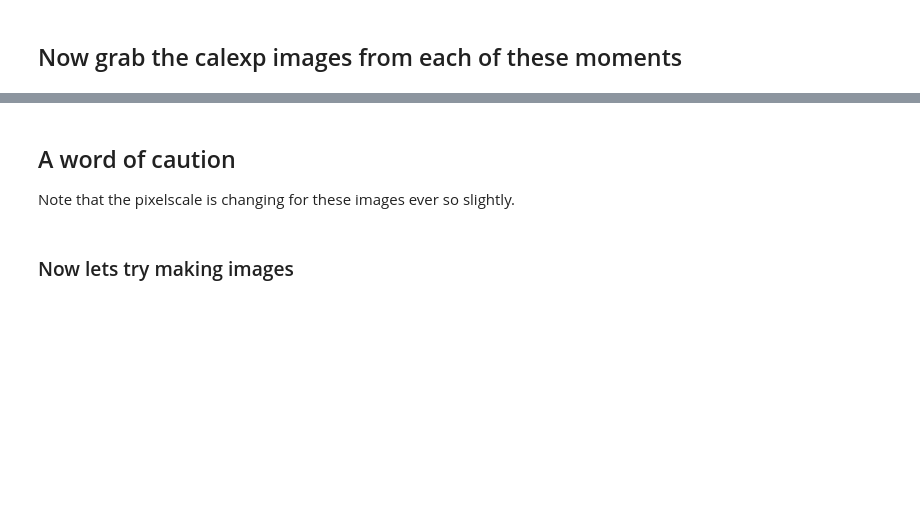
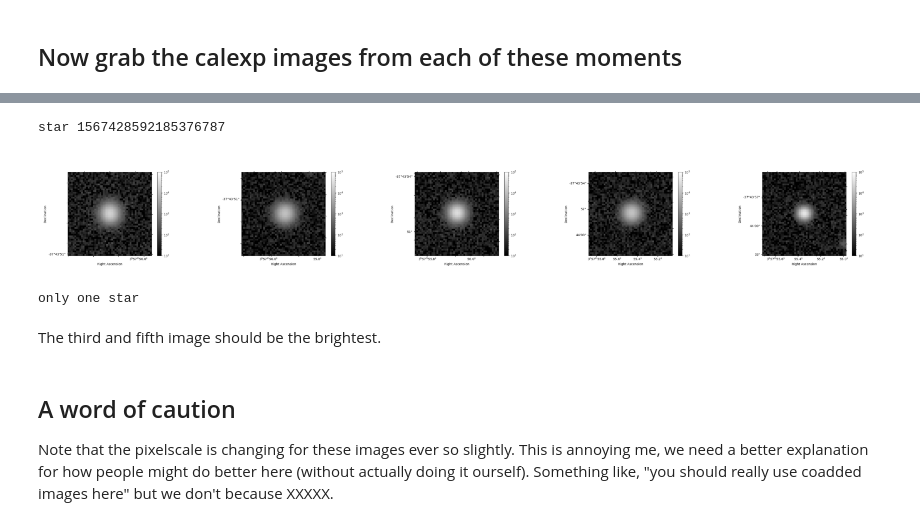
Before and after one commit to lsst-epo/citizen-science-notebooks, a Jupyter notebook: variable_stars_becky.ipynb, the cells around one changed output, grey strips where cells are left out. Drawn from its saved outputs; the diff is of its cells as text; code cells hidden in the pictures; blank space fills up the shorter version.

```diff
--- a/variable_stars_becky.ipynb
+++ b/variable_stars_becky.ipynb
@@ -354,3 +523,49 @@ bbox:  (minimum=(3158, 1004), maximum=(3207, 1053))
+# %%
+
+# go through your variable_stars_output/images
+# and make a figure
+
+image_dir = 'variable_stars_output/images/'
+num_variable_images = 5
+stars_matchid_list = [diaobjectID]
+
+star_name = np.zeros((1, num_variable_images))
+star_name = []
+for i, id_star in enumerate(stars_matchid_list):
+    # go through and sort by ccdID so that they are in order of time
+    # DOUBLE CHECK THAT THIS IS TIME ORDER
+    ccdID_list = []
+    for j, file in enumerate(os.listdir(image_dir)):
+        if str.split(file,'.')[1] == 'png' and str.split(file,'_')[0] == str(id_star):
+            star_name.append(str(id_star)+'_'+str(int(str.split(str.split(file,'_')[1],'.')[0]))+'.png')
+
+# Okay now go through and plot each of these
+fig, axs = plt.subplots(1,5, figsize = (20,20))
+print('star', stars_matchid_list[0])
+for j in range(num_variable_images):
+    image = mpimg.imread(image_dir + star_name[j])
+    axs[j].imshow(image)#, norm = matplotlib.colors.LogNorm())
+    axs[j].axis('off')
+plt.show()
+
+try:
+    print('star', stars_matchid_list[1])
+    fig, axs = plt.subplots(1,5, figsize = (20,20))
+
+    for j in range(num_variable_images):
+        image = mpimg.imread(image_dir + star_name[j+num_variable_images])
+        axs[j].imshow(image)
+        axs[j].axis('off')
+    plt.show()
+
+except IndexError: # which will happen if you have only one star
+    print('only one star')
+# %% [output]
+star 1567428592185376787
+[figure, added]
+only one star
+# %% [markdown]
+The third and fifth image should be the brightest.
 # %% [markdown]
 ## A word of caution
-Note that the pixelscale is changing for these images ever so slightly.
+Note that the pixelscale is changing for these images ever so slightly. This is annoying me, we need a better explanation for how people might do better here (without actually doing it ourself). Something like, "you should really use coadded images here" but we don't because XXXXX.
@@ -460,2 +571,0 @@ def remove_figure(fig):
-# %% [markdown]
-### Now lets try making images
```
Also changed, not shown: parts of 47 cells of this notebook.
